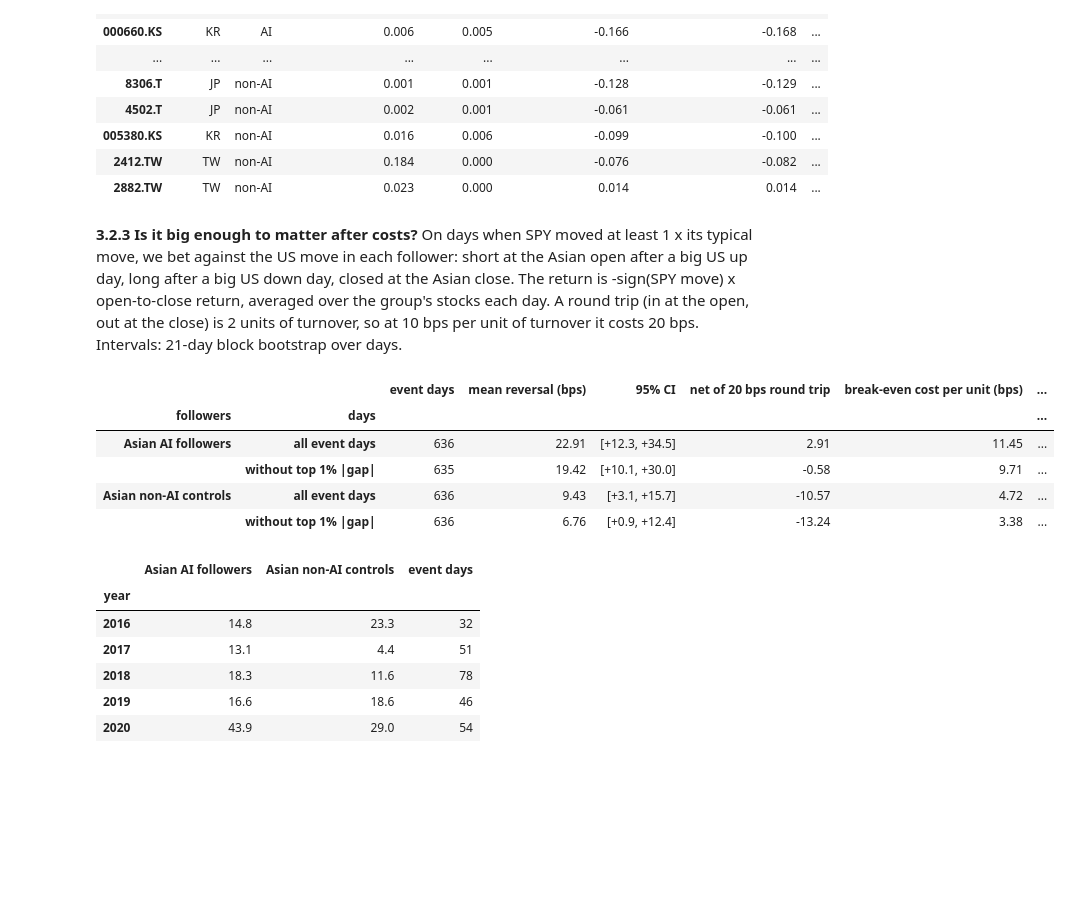
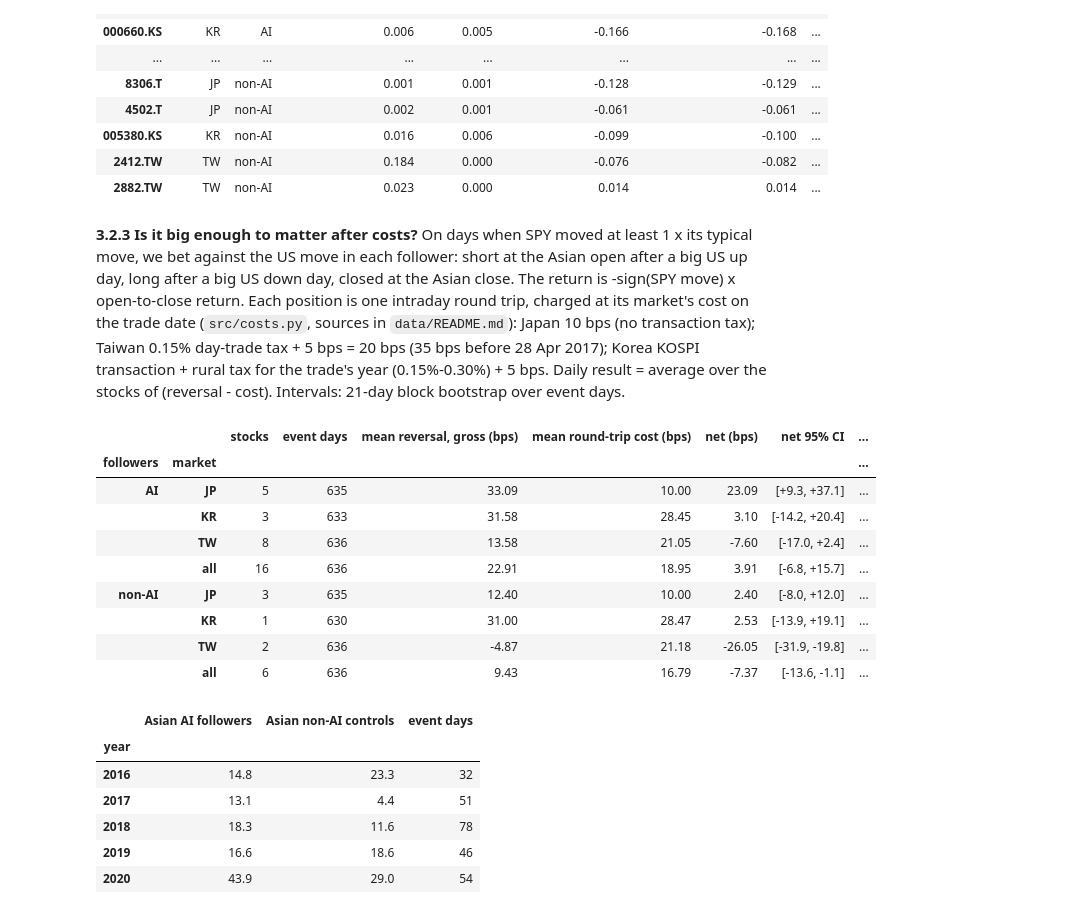
Before and after one commit to Farid-Abdullah/stock-comovement, a Jupyter notebook: overnight_transmission.ipynb, the cells around one changed output. Saved outputs shown, nothing was run; the diff lists cells and outputs as text; code cells hidden in the pictures; blank space fills up the shorter version.

```diff
--- a/overnight_transmission.ipynb
+++ b/overnight_transmission.ipynb
@@ -1226,54 +1226,73 @@ artefacts.drop(columns=["name"]).round(3)
 # %% [markdown]
 **3.2.3 Is it big enough to matter after costs?** On days when SPY moved at least 1 x its typical move, we bet
 against the US move in each follower: short at the Asian open after a big US up day, long after a big US down day,
-closed at the Asian close. The return is -sign(SPY move) x open-to-close return, averaged over the group's stocks
-each day. A round trip (in at the open, out at the close) is 2 units of turnover, so at 10 bps per unit of
-turnover it costs 20 bps. Intervals: 21-day block bootstrap over days.
+closed at the Asian close. The return is -sign(SPY move) x open-to-close return. Each position is one intraday
+round trip, charged at its market's cost on the trade date (`src/costs.py`, sources in `data/README.md`):
+Japan 10 bps (no transaction tax); Taiwan 0.15% day-trade tax + 5 bps = 20 bps (35 bps before 28 Apr 2017);
+Korea KOSPI transaction + rural tax for the trade's year (0.15%-0.30%) + 5 bps.
+Daily result = average over the stocks of (reversal - cost). Intervals: 21-day block bootstrap over event days.
 # %%
+from src.costs import round_trip_bps
+
+
 def block_bootstrap_mean(series, n_boot=N_BOOT, block=BOOT_BLOCK, seed=SEED):
     # 95% interval of the mean, resampling blocks of consecutive event days (keeps clustered days together).
     x = series.dropna().to_numpy()
     rng = np.random.default_rng(seed)
     starts = np.arange(0, len(x), block)
     means = []
     for _ in range(n_boot):
         idx = np.concatenate([np.arange(s, min(s + block, len(x))) for s in rng.choice(starts, len(starts))])
         means.append(x[idx].mean())
     return np.percentile(means, [2.5, 97.5])
 
 
-COST_BPS = 10                     # cost per unit of turnover
-ROUND_TRIP_BPS = 2 * COST_BPS     # in at the open, out at the close
+def cost_matrix(tickers):
+    # Round-trip cost (bps) of each stock on each row, using the market's rate on the trade (follower) date.
+    return pd.DataFrame({t: [round_trip_bps(MARKET_OF[t], d) for d in paired.loc[ROWS, MARKET_OF[t]]]
+                         for t in tickers}, index=ROWS)
+
+
+COSTS = cost_matrix(ASIA_ALL)
 spy_z = zscores(local_returns(CLOSE, OPEN, ["SPY"], US_DAYS)[0], VOL_WINDOW)["SPY"].reindex(ROWS)
 big = spy_z.abs() >= Z_K
 sign = np.sign(SPY_RET)
+gap_cut = FR["gap"][ASIA_ALL].abs().stack().quantile(0.99)       # the 1% largest |gaps| over all stocks and days
 
 size_rows, daily_bet = [], {}
-for label, tickers in [("Asian AI followers", ASIA_AI), ("Asian non-AI controls", ASIA_CTRL)]:
-    bet = (-sign.to_numpy()[:, None] * FR["oc"][tickers]).where(big, axis=0)        # per stock, event days only
-    gap_abs = FR["gap"][tickers].abs()
-    for subset, mask in [("all event days", pd.DataFrame(True, index=bet.index, columns=bet.columns)),
-                         ("without top 1% |gap|", gap_abs <= gap_abs.stack().quantile(0.99))]:
-        daily = bet.where(mask).mean(axis=1).dropna() * 1e4                           # equal-weight, in bps
-        lo, hi = block_bootstrap_mean(daily)
-        size_rows.append({"followers": label, "days": subset, "event days": len(daily),
-                          "mean reversal (bps)": daily.mean(), "95% CI": f"[{lo:+.1f}, {hi:+.1f}]",
-                          "net of 20 bps round trip": daily.mean() - ROUND_TRIP_BPS,
-                          "break-even cost per unit (bps)": daily.mean() / 2,
-                          "share of event days positive": (daily > 0).mean()})
-        if subset == "all event days":
-            daily_bet[label] = daily
-size_table = pd.DataFrame(size_rows).set_index(["followers", "days"])
+for label, group in [("AI", ASIA_AI), ("non-AI", ASIA_CTRL)]:
+    for market in ["JP", "KR", "TW", "all"]:
+        tickers = [t for t in group if market == "all" or MARKET_OF[t] == market]
+        bet = (-sign.to_numpy()[:, None] * FR["oc"][tickers] * 1e4).where(big, axis=0)   # bps, event days only
+        cost = COSTS[tickers].where(bet.notna())
+        keep = FR["gap"][tickers].abs() <= gap_cut
+        gross = bet.mean(axis=1).dropna()
+        net = (bet - cost).mean(axis=1).dropna()
+        net_trim = (bet - cost).where(keep).mean(axis=1).dropna()
+        lo, hi = block_bootstrap_mean(net)
+        size_rows.append({"followers": label, "market": market, "stocks": len(tickers), "event days": len(gross),
+                          "mean reversal, gross (bps)": gross.mean(),
+                          "mean round-trip cost (bps)": cost.stack().mean(),
+                          "net (bps)": net.mean(), "net 95% CI": f"[{lo:+.1f}, {hi:+.1f}]",
+                          "net without top 1% |gap| (bps)": net_trim.mean(),
+                          "share of event days with net > 0": (net > 0).mean()})
+        if market == "all":
+            daily_bet[f"Asian {label} followers" if label == "AI" else "Asian non-AI controls"] = gross
+size_table = pd.DataFrame(size_rows).set_index(["followers", "market"])
 size_table.to_csv(OUT_DIR / "s3_reversal_size.csv")
-KEY["reversal_size"] = {f"{f} | {d}": v for (f, d), v in size_table.round(3).to_dict(orient="index").items()}
+KEY["reversal_size"] = {f"{f} | {m}": v for (f, m), v in size_table.round(3).to_dict(orient="index").items()}
 size_table.round(2)
 # %% [output]
-|  |  | event days | mean reversal (bps) | 95% CI | net of 20 bps round trip | break-even cost per unit (bps) | ... |
-| followers | days |  |  |  |  |  | ... |
-| Asian AI followers | all event days | 636 | 22.91 | [+12.3, +34.5] | 2.91 | 11.45 | ... |
-|  | without top 1% |gap| | 635 | 19.42 | [+10.1, +30.0] | -0.58 | 9.71 | ... |
-| Asian non-AI controls | all event days | 636 | 9.43 | [+3.1, +15.7] | -10.57 | 4.72 | ... |
-|  | without top 1% |gap| | 636 | 6.76 | [+0.9, +12.4] | -13.24 | 3.38 | ... |
+|  |  | stocks | event days | mean reversal, gross (bps) | mean round-trip cost (bps) | net (bps) | net 95% CI | ... |
+| followers | market |  |  |  |  |  |  | ... |
+| AI | JP | 5 | 635 | 33.09 | 10.00 | 23.09 | [+9.3, +37.1] | ... |
+|  | KR | 3 | 633 | 31.58 | 28.45 | 3.10 | [-14.2, +20.4] | ... |
+|  | TW | 8 | 636 | 13.58 | 21.05 | -7.60 | [-17.0, +2.4] | ... |
+|  | all | 16 | 636 | 22.91 | 18.95 | 3.91 | [-6.8, +15.7] | ... |
+| non-AI | JP | 3 | 635 | 12.40 | 10.00 | 2.40 | [-8.0, +12.0] | ... |
+|  | KR | 1 | 630 | 31.00 | 28.47 | 2.53 | [-13.9, +19.1] | ... |
+|  | TW | 2 | 636 | -4.87 | 21.18 | -26.05 | [-31.9, -19.8] | ... |
+|  | all | 6 | 636 | 9.43 | 16.79 | -7.37 | [-13.6, -1.1] | ... |
 # %%
 by_year = pd.DataFrame({k: v.groupby(v.index.year).mean() for k, v in daily_bet.items()}).round(1)
 by_year["event days"] = daily_bet["Asian AI followers"].groupby(daily_bet["Asian AI followers"].index.year).size()
```
Also changed, not shown: parts of 19 cells of this notebook, 11 other files.
